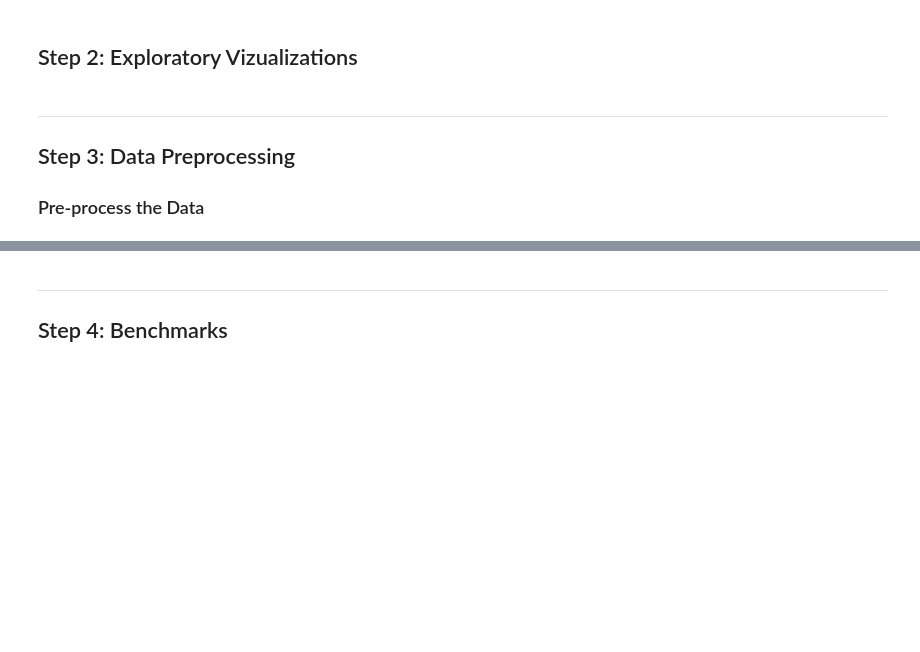
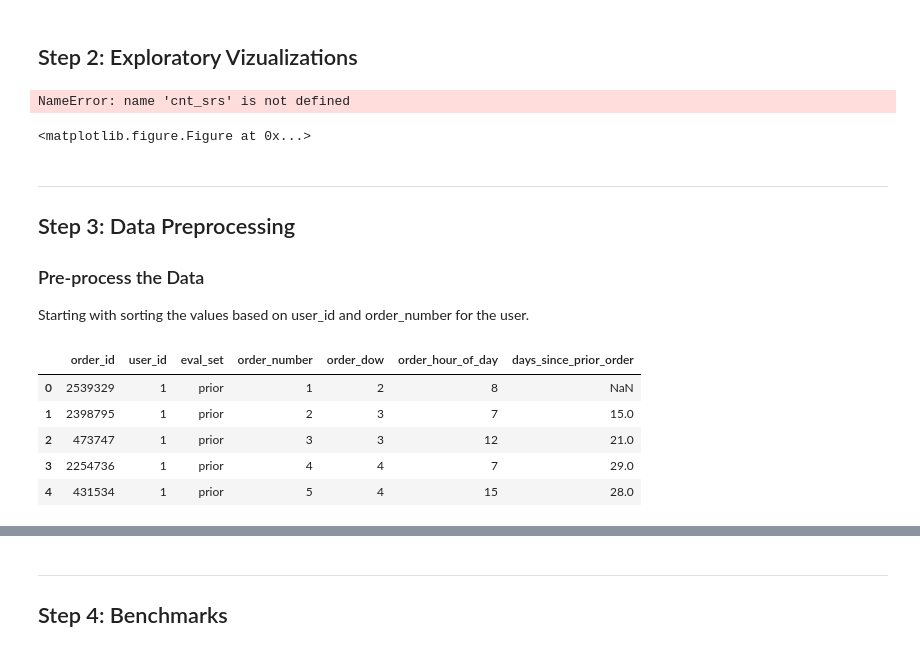
Before and after one commit to mnshr/Udacity-ML, a Jupyter notebook: capstone/capstone_instacart.ipynb, the cells around one changed output, grey strips where cells are left out. Drawn from its saved outputs; the diff is of its cells as text; code cells hidden in the pictures; blank space fills up the shorter version.

```diff
--- a/capstone/capstone_instacart.ipynb
+++ b/capstone/capstone_instacart.ipynb
@@ -33,6 +248,16 @@ We break the notebook into separate steps.  Feel free to use the links below to
 # %% [markdown]
 <a id='step2'></a>
 ## Step 2: Exploratory Vizualizations
+# %%
+plt.figure(figsize=(12,8))
+sns.barplot(cnt_srs.index, cnt_srs.values, alpha=0.8)#, color=color[2])
+plt.ylabel('Number of Occurrences', fontsize=12)
+plt.xlabel('Maximum order number', fontsize=12)
+plt.xticks(rotation='vertical')
+plt.show()
+# %% [output]
+NameError: name 'cnt_srs' is not defined
+<matplotlib.figure.Figure at 0x...>
 # %% [markdown]
 ---
 <a id='step3'></a>
@@ -40,3 +265,15 @@ We break the notebook into separate steps.  Feel free to use the links below to
 
 
 ### Pre-process the Data
+
+Starting with sorting the values based on user_id and order_number for the user.
+# %%
+orders_df.sort_values(by=['user_id', 'order_number'], inplace=True)
+orders_df.head()
+# %% [output]
+|  | order_id | user_id | eval_set | order_number | order_dow | order_hour_of_day | days_since_prior_order |
+| 0 | 2539329 | 1 | prior | 1 | 2 | 8 | NaN |
+| 1 | 2398795 | 1 | prior | 2 | 3 | 7 | 15.0 |
+| 2 | 473747 | 1 | prior | 3 | 3 | 12 | 21.0 |
+| 3 | 2254736 | 1 | prior | 4 | 4 | 7 | 29.0 |
+| 4 | 431534 | 1 | prior | 5 | 4 | 15 | 28.0 |
```
Also changed, not shown: parts of 24 cells of this notebook.
